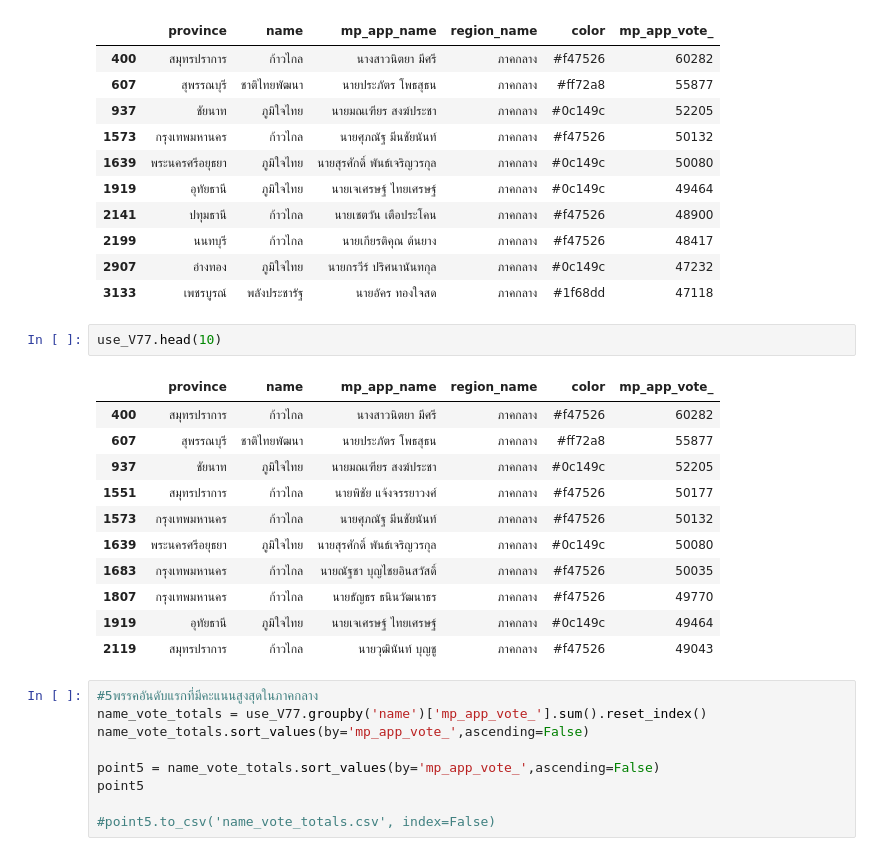
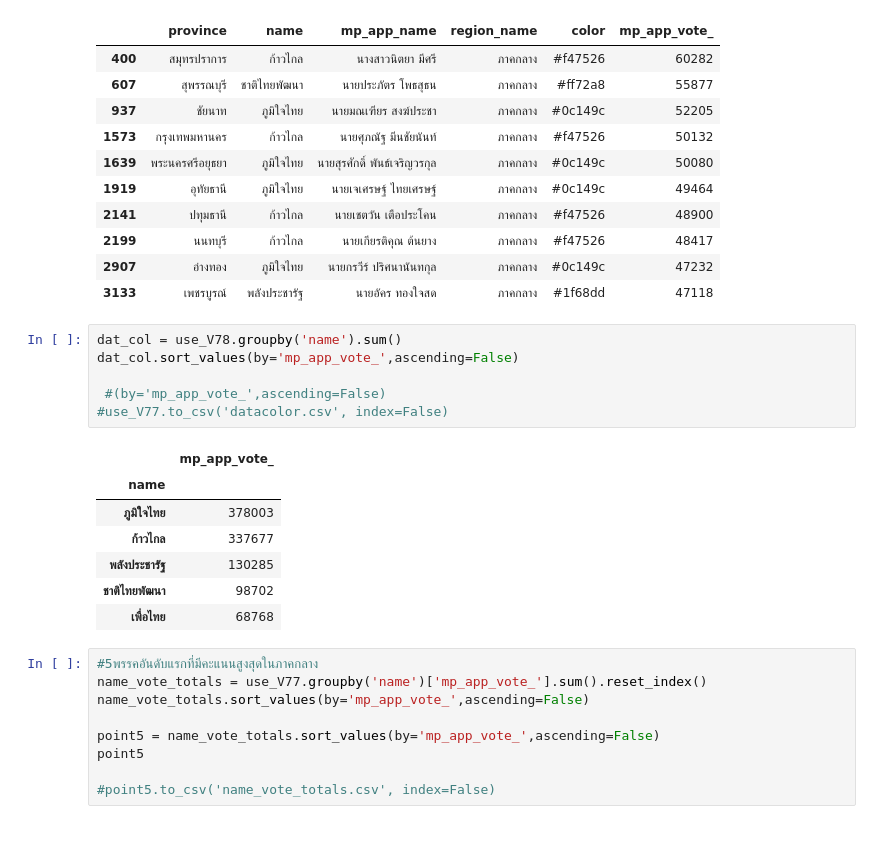
Before and after one commit to kwansawanth/python_dataviz2023, a Jupyter notebook: Project_datprepare.ipynb, the cells around one changed output. Cells and saved outputs as stored; diff of their text form.

```diff
--- a/Project_datprepare.ipynb
+++ b/Project_datprepare.ipynb
@@ -493,20 +500,20 @@ use_V78.head(10)
 | 2199 | นนทบุรี | ก้าวไกล | นายเกียรติคุณ ต้นยาง | ภาคกลาง | #f47526 | 48417 |
 | 2907 | อ่างทอง | ภูมิใจไทย | นายกรวีร์ ปริศนานันทกุล | ภาคกลาง | #0c149c | 47232 |
 | 3133 | เพชรบูรณ์ | พลังประชารัฐ | นายอัคร ทองใจสด | ภาคกลาง | #1f68dd | 47118 |
-# %%
-use_V77.head(10)
-# %% [output]
-|  | province | name | mp_app_name | region_name | color | mp_app_vote_ |
-| 400 | สมุทรปราการ | ก้าวไกล | นางสาวนิตยา มีศรี | ภาคกลาง | #f47526 | 60282 |
-| 607 | สุพรรณบุรี | ชาติไทยพัฒนา | นายประภัตร โพธสุธน | ภาคกลาง | #ff72a8 | 55877 |
-| 937 | ชัยนาท | ภูมิใจไทย | นายมณเฑียร สงฆ์ประชา | ภาคกลาง | #0c149c | 52205 |
-| 1551 | สมุทรปราการ | ก้าวไกล | นายพิชัย แจ้งจรรยาวงศ์ | ภาคกลาง | #f47526 | 50177 |
-| 1573 | กรุงเทพมหานคร | ก้าวไกล | นายศุภณัฐ มีนชัยนันท์ | ภาคกลาง | #f47526 | 50132 |
-| 1639 | พระนครศรีอยุธยา | ภูมิใจไทย | นายสุรศักดิ์ พันธ์เจริญวรกุล | ภาคกลาง | #0c149c | 50080 |
-| 1683 | กรุงเทพมหานคร | ก้าวไกล | นายณัฐชา บุญไชยอินสวัสดิ์ | ภาคกลาง | #f47526 | 50035 |
-| 1807 | กรุงเทพมหานคร | ก้าวไกล | นายธัญธร ธนินวัฒนาธร | ภาคกลาง | #f47526 | 49770 |
-| 1919 | อุทัยธานี | ภูมิใจไทย | นายเจเศรษฐ์ ไทยเศรษฐ์ | ภาคกลาง | #0c149c | 49464 |
-| 2119 | สมุทรปราการ | ก้าวไกล | นายวุฒินันท์ บุญชู | ภาคกลาง | #f47526 | 49043 |
+# %%
+dat_col = use_V78.groupby('name').sum()
+dat_col.sort_values(by='mp_app_vote_',ascending=False)
+
+ #(by='mp_app_vote_',ascending=False)
+#use_V77.to_csv('datacolor.csv', index=False)
+# %% [output]
+|  | mp_app_vote_ |
+| name |  |
+| ภูมิใจไทย | 378003 |
+| ก้าวไกล | 337677 |
+| พลังประชารัฐ | 130285 |
+| ชาติไทยพัฒนา | 98702 |
+| เพื่อไทย | 68768 |
 # %%
 #5พรรคอันดับแรกที่มีคะแนนสูงสุดในภาคกลาง
 name_vote_totals = use_V77.groupby('name')['mp_app_vote_'].sum().reset_index()
```
Also changed, not shown: parts of 4 cells of this notebook.
